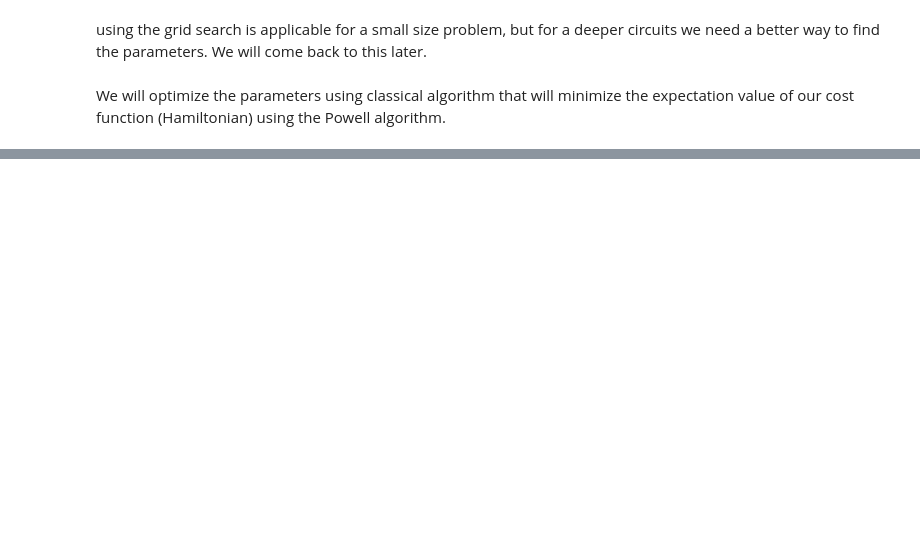
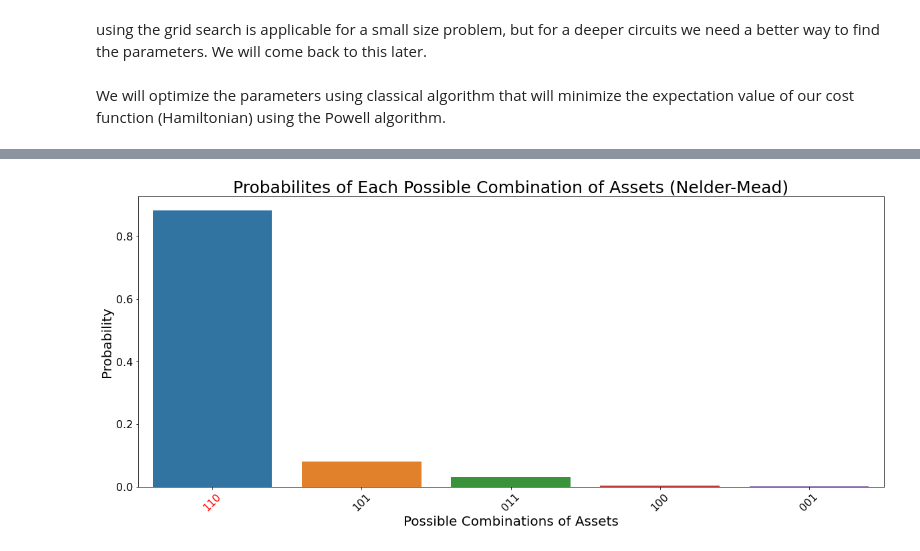
Before and after one commit to jimphon88/quantum-computing, a Jupyter notebook: mean variance optimization qaoa.ipynb, the cells around one changed output, grey strips where cells are left out. Cells and saved outputs as stored; diff of their text form; code cells hidden in the pictures; blank space fills up the shorter version.

```diff
--- a/mean variance optimization qaoa.ipynb
+++ b/mean variance optimization qaoa.ipynb
@@ -657,0 +677,18 @@ state  |   qubo   |     ising   |
+# %%
+fig, ax = plt.subplots(figsize=(20, 8))
+state = list(counts.keys())
+freq  = list(counts.values())
+freq  = [f/shots for f in freq]
+optimized_value = sns.barplot(x=state, y=freq)
+for _,item in enumerate(optimized_value.get_xticklabels()):
+    item.set_rotation(45)
+    if item.get_text() == ''.join(str(s) for s in gurobi):
+        ax.get_xticklabels()[_].set_color("red")
+ax.set_title("Probabilites of Each Possible Combination of Assets (Nelder-Mead)", fontsize=25) # Probability of Max Return at given risk level
+ax.set_xlabel('Possible Combinations of Assets',fontsize =20)
+ax.tick_params(axis='x',labelsize=16)
+ax.tick_params(axis='y',labelsize=16)
+ax.set_ylabel('Probability',fontsize = 20)
+plt.show()
+# %% [output]
+[figure, added]
```
Also changed, not shown: parts of 20 cells of this notebook.
